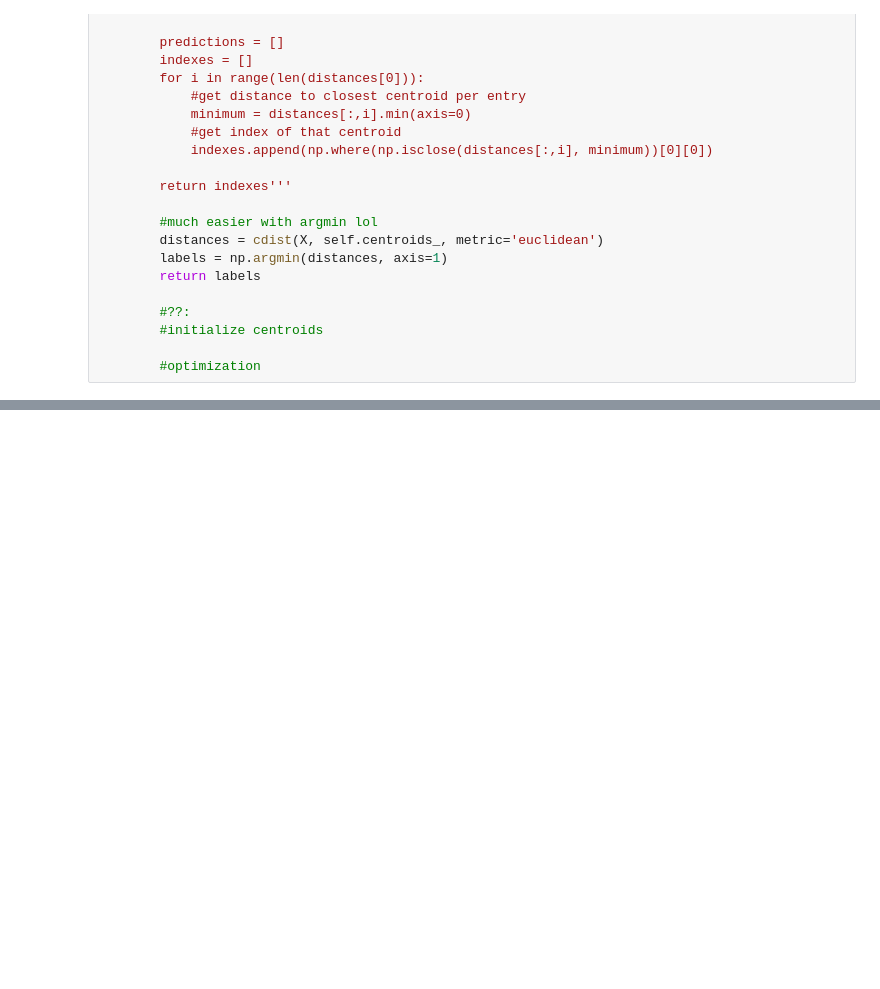
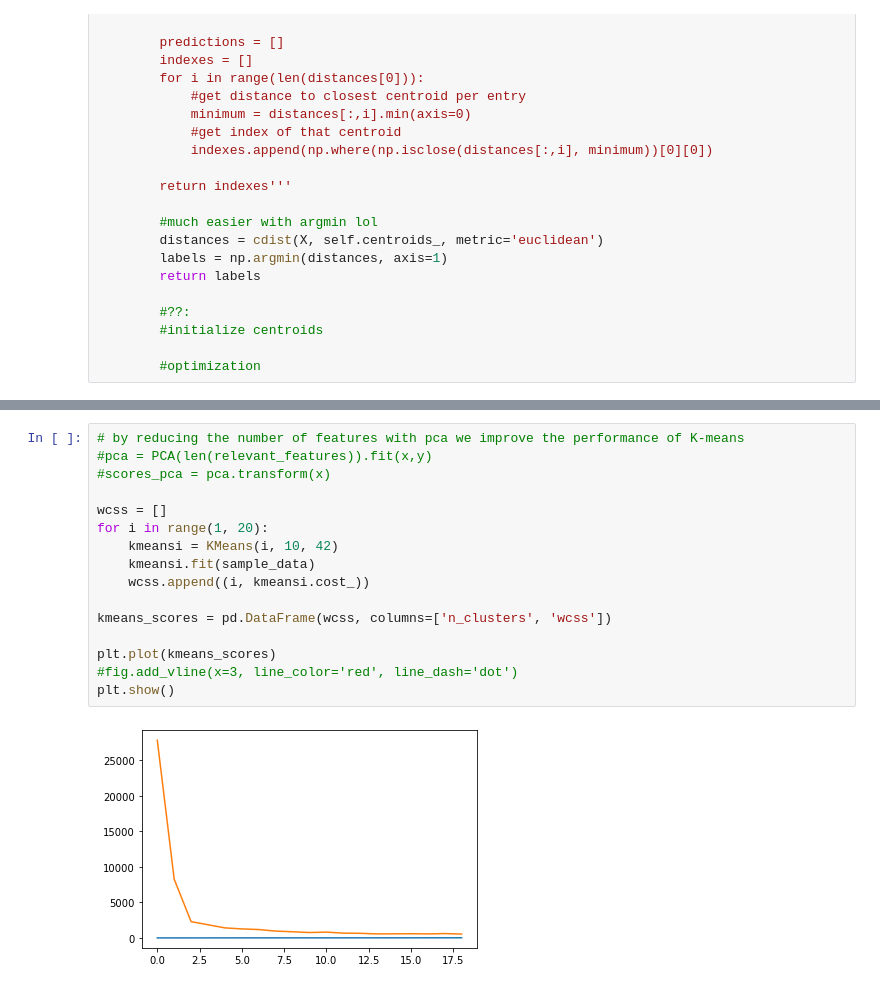
Before and after one commit to challenge-healthcare/ml-from-scratch, a Jupyter notebook: kMeans.ipynb, the cells around one changed output, grey strips where cells are left out. Saved outputs shown, nothing was run; the diff lists cells and outputs as text; blank space fills up the shorter version.

```diff
--- a/kMeans.ipynb
+++ b/kMeans.ipynb
@@ -135,0 +175,18 @@ class KMeans(object):
+# %%
+# by reducing the number of features with pca we improve the performance of K-means
+#pca = PCA(len(relevant_features)).fit(x,y)
+#scores_pca = pca.transform(x)
+
+wcss = []
+for i in range(1, 20):
+    kmeansi = KMeans(i, 10, 42)
+    kmeansi.fit(sample_data)
+    wcss.append((i, kmeansi.cost_))
+
+kmeans_scores = pd.DataFrame(wcss, columns=['n_clusters', 'wcss'])
+
+plt.plot(kmeans_scores)
+#fig.add_vline(x=3, line_color='red', line_dash='dot')
+plt.show()
+# %% [output]
+[figure, added]
```
Also changed, not shown: parts of 2 cells of this notebook.
